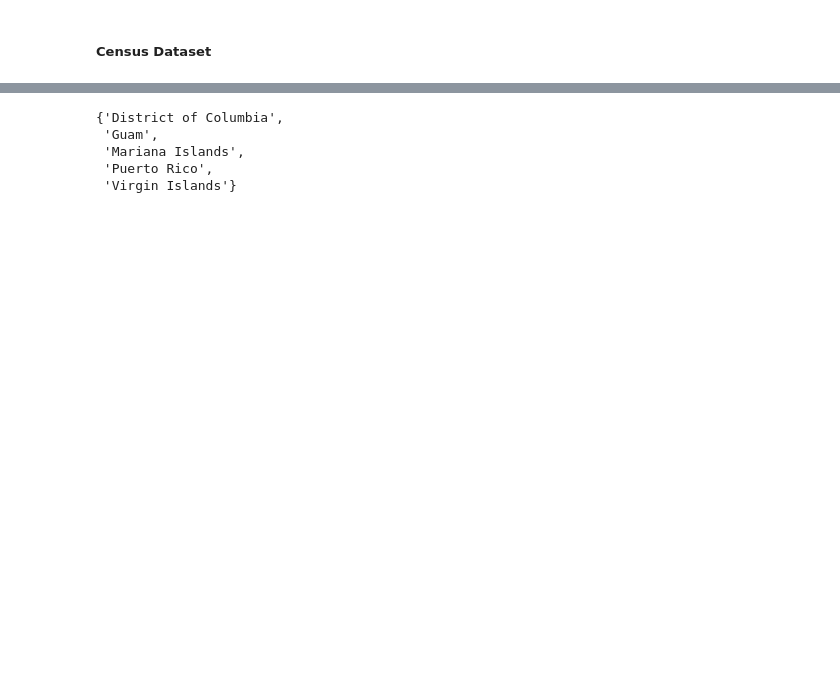
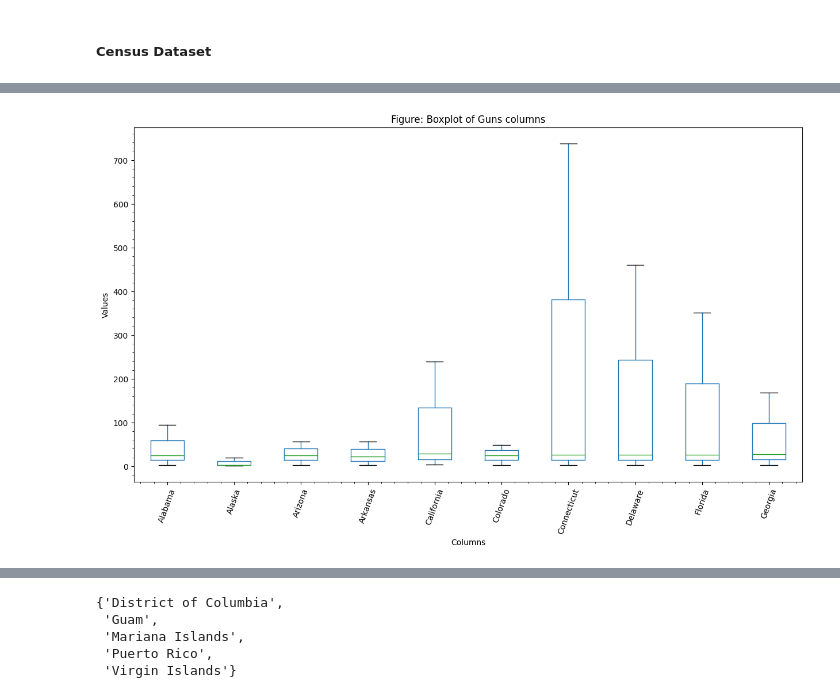
Before and after one commit to sondosaabed/NICS-firearm-background-checks-investigation, a Jupyter notebook: Investigatimg_Ncis_and_Census_data.ipynb, the cells around one changed output, grey strips where cells are left out. Saved outputs shown, nothing was run; the diff lists cells and outputs as text; code cells hidden in the pictures; blank space fills up the shorter version.

```diff
--- a/Investigatimg_Ncis_and_Census_data.ipynb
+++ b/Investigatimg_Ncis_and_Census_data.ipynb
@@ -532,0 +589,5 @@ census_dataset.duplicated().sum()
+# %%
+## now let's take a closer look since they seem to not have outliers just to make a closer visulaziion
+visualize_outliers(census_dataset.iloc[:,2:12])
+# %% [output]
+[figure, added]
```
Also changed, not shown: parts of 34 cells of this notebook.
